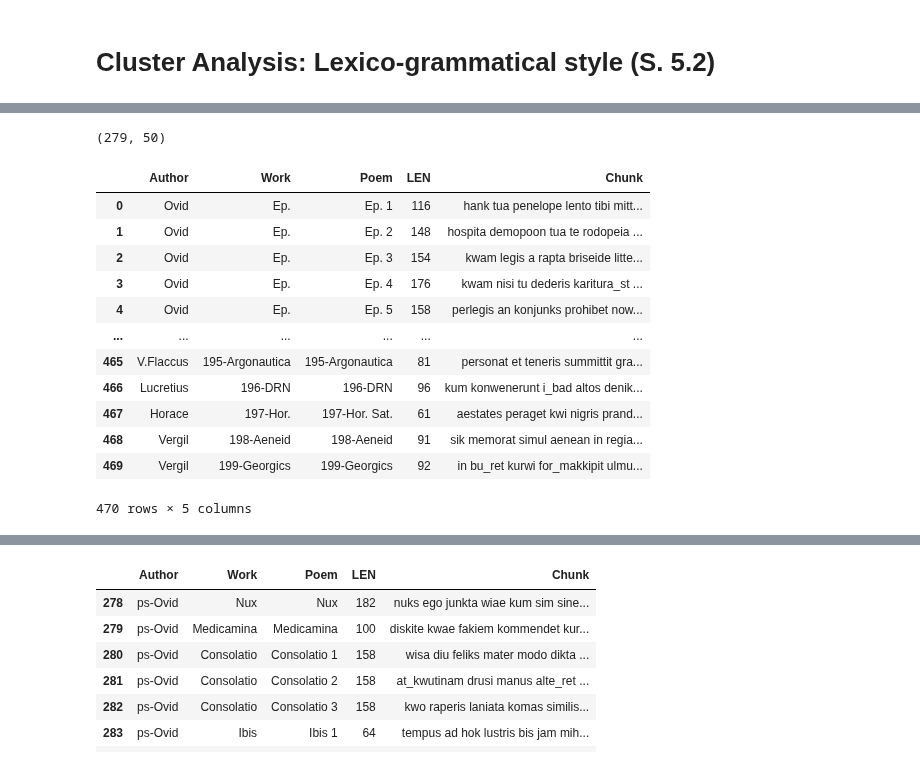
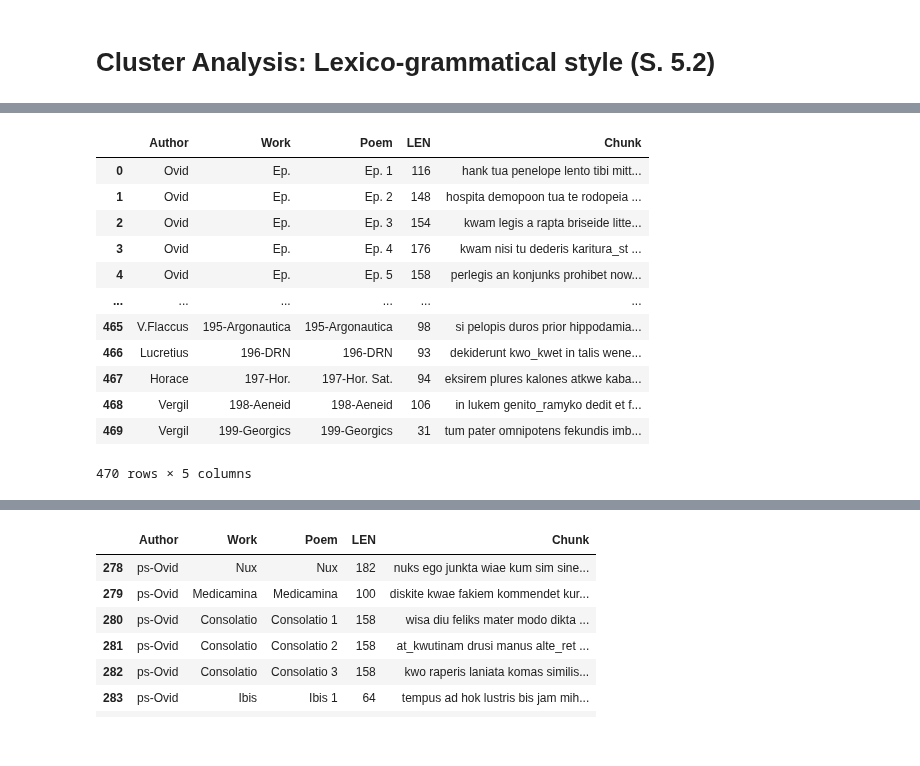
Before and after one commit to bnagy/nux-paper, a Jupyter notebook: repro/nux_imposters_ngram.ipynb, the cells around one changed output, grey strips where cells are left out. Saved outputs shown, nothing was run; the diff lists cells and outputs as text; code cells hidden in the pictures.

```diff
--- a/repro/nux_imposters_ngram.ipynb
+++ b/repro/nux_imposters_ngram.ipynb
@@ -554,25 +29,25 @@ Loading required package: showtextdb
-# %%
-lsa_data.shape
-# %% [output]
-(279, 50)
+# %%
+elegy_vecs = pd.read_csv("elegy_corpus.csv", index_col=0)
+elegy_corpus = elegy_vecs[elegy_vecs.LEN >= 20]
+hexameter_vecs = pd.read_csv("non_elegy_corpus.csv", index_col=0)
 # %%
 test_corpus = pd.concat(
-    [corpus[corpus.Author != "ps-Ovid"], non_elegy_vecs]
+    [elegy_corpus[elegy_corpus.Author != "ps-Ovid"], hexameter_vecs]
 ).reset_index(drop=True)
 test_corpus
 # %% [output]
 |  | Author | Work | Poem | LEN | Chunk |
 | 0 | Ovid | Ep. | Ep. 1 | 116 | hank tua penelope lento tibi mitt... |
 | 1 | Ovid | Ep. | Ep. 2 | 148 | hospita demopoon tua te rodopeia ... |
 | 2 | Ovid | Ep. | Ep. 3 | 154 | kwam legis a rapta briseide litte... |
 | 3 | Ovid | Ep. | Ep. 4 | 176 | kwam nisi tu dederis karitura_st ... |
 | 4 | Ovid | Ep. | Ep. 5 | 158 | perlegis an konjunks prohibet now... |
 | ... | ... | ... | ... | ... | ... |
-| 465 | V.Flaccus | 195-Argonautica | 195-Argonautica | 81 | personat et teneris summittit gra... |
-| 466 | Lucretius | 196-DRN | 196-DRN | 96 | kum konwenerunt i_bad altos denik... |
-| 467 | Horace | 197-Hor. | 197-Hor. Sat. | 61 | aestates peraget kwi nigris prand... |
-| 468 | Vergil | 198-Aeneid | 198-Aeneid | 91 | sik memorat simul aenean in regia... |
-| 469 | Vergil | 199-Georgics | 199-Georgics | 92 | in bu_ret kurwi for_makkipit ulmu... |
+| 465 | V.Flaccus | 195-Argonautica | 195-Argonautica | 98 | si pelopis duros prior hippodamia... |
+| 466 | Lucretius | 196-DRN | 196-DRN | 93 | dekiderunt kwo_kwet in talis wene... |
+| 467 | Horace | 197-Hor. | 197-Hor. Sat. | 94 | eksirem plures kalones atkwe kaba... |
+| 468 | Vergil | 198-Aeneid | 198-Aeneid | 106 | in lukem genito_ramyko dedit et f... |
+| 469 | Vergil | 199-Georgics | 199-Georgics | 31 | tum pater omnipotens fekundis imb... |
 470 rows × 5 columns
 # %%
 lenc = LabelEncoder()
```
Also changed, not shown: parts of 43 cells of this notebook.
